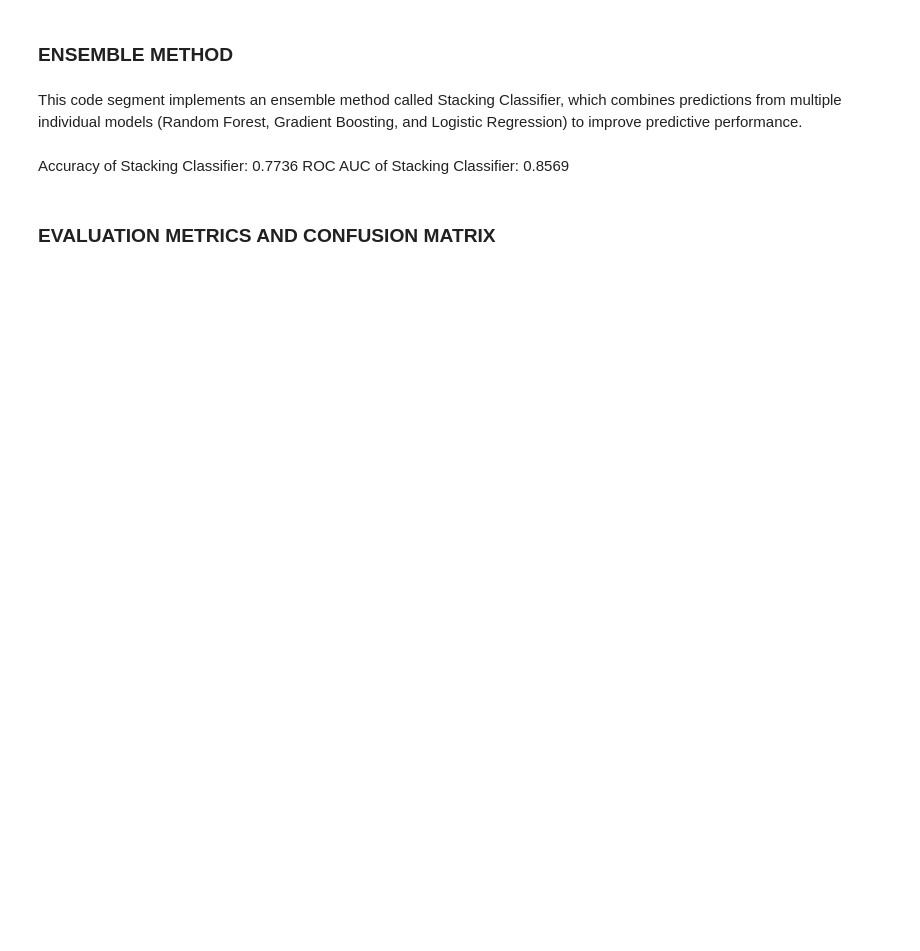
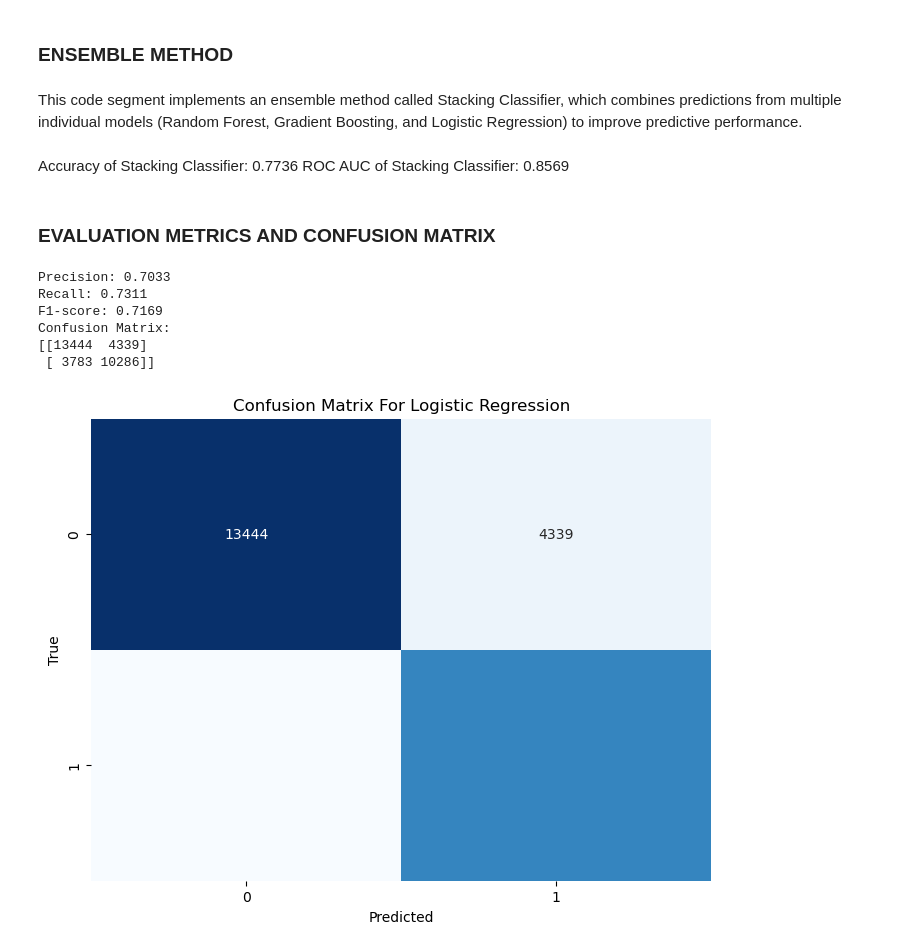
Before and after one commit to GordonS223/ids-kaggle-smoking, a Jupyter notebook: Code_total.ipynb, the cells around one changed output. Drawn from its saved outputs; the diff is of its cells as text; code cells hidden in the pictures; blank space fills up the shorter version.

```diff
--- a/Code_total.ipynb
+++ b/Code_total.ipynb
@@ -484,25 +482,35 @@ ROC AUC of Stacking Classifier: 0.8569
 # %%
 import seaborn as sns
 import matplotlib.pyplot as plt
 from sklearn.metrics import precision_score, recall_score, f1_score, confusion_matrix
 
+rounded_preds = np.round(val_preds)
+
 # Calculate evaluation metrics
-precision = precision_score(y_test, stacking_predictions)
-recall = recall_score(y_test, stacking_predictions)
-f1 = f1_score(y_test, stacking_predictions)
-conf_matrix = confusion_matrix(y_test, stacking_predictions)
+precision = precision_score(y_test, rounded_preds)
+recall = recall_score(y_test, rounded_preds)
+f1 = f1_score(y_test, rounded_preds)
+conf_matrix = confusion_matrix(y_test, rounded_preds)
 
 # Print the metrics
 print(f'Precision: {precision:.4f}')
 print(f'Recall: {recall:.4f}')
 print(f'F1-score: {f1:.4f}')
 print('Confusion Matrix:')
 print(conf_matrix)
 
 # Display confusion matrix with a heatmap
 plt.figure(figsize=(8, 6))
 sns.heatmap(conf_matrix, annot=True, cmap='Blues', fmt='g', cbar=False)
 plt.xlabel('Predicted')
 plt.ylabel('True')
-plt.title('Confusion Matrix')
+plt.title('Confusion Matrix For Logistic Regression')
 plt.show()
+# %% [output]
+Precision: 0.7033
+Recall: 0.7311
+F1-score: 0.7169
+Confusion Matrix:
+[[13444  4339]
+ [ 3783 10286]]
+[figure, added]
```
Also changed, not shown: parts of 2 cells of this notebook.
